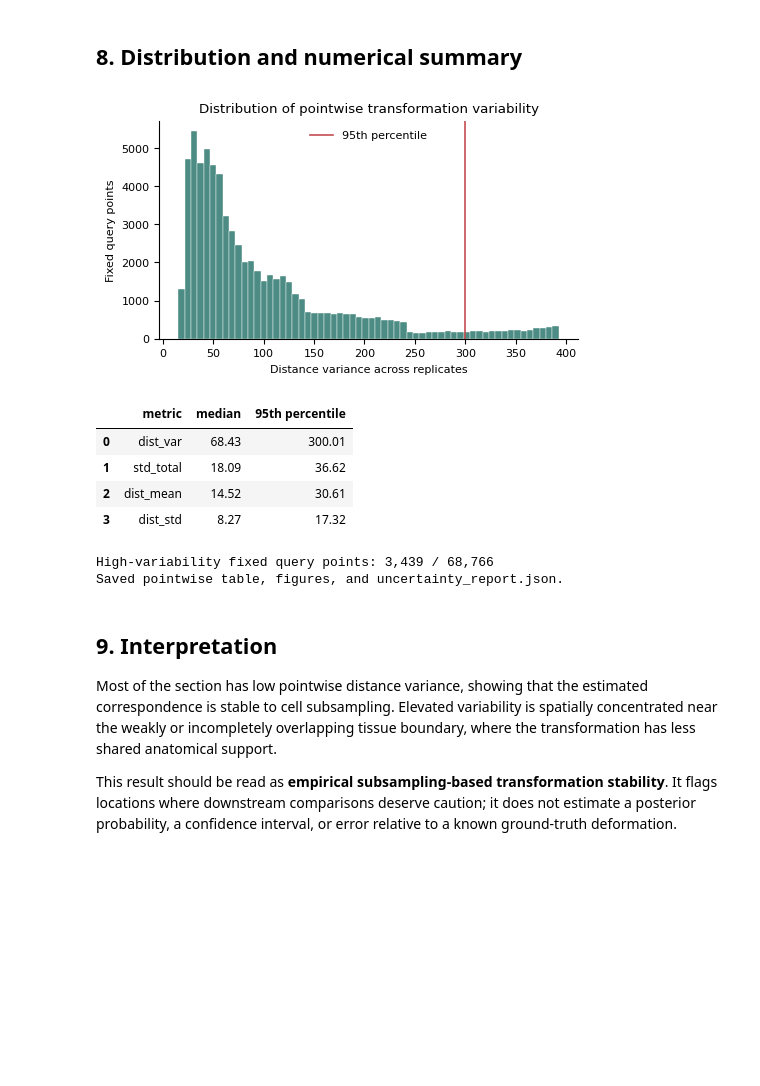
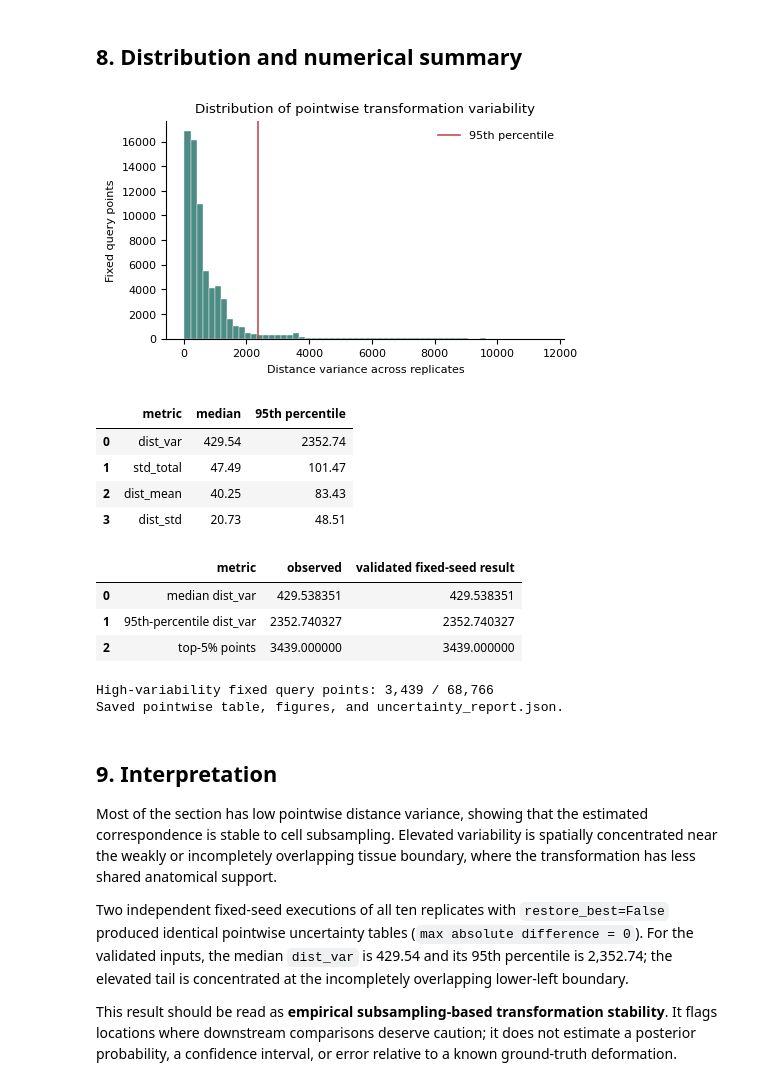
Before and after one commit to dsong-lab/spAlignDE, a Jupyter notebook: docs/source/source_notebooks/cross_sample_uncertainty_report.ipynb, the cells around one changed output. Cells and saved outputs as stored; diff of their text form; code cells hidden in the pictures; blank space fills up the shorter version.

Commit message:
Refresh fixed-seed tutorial outputs and uncertainty report

```diff
--- a/docs/source/source_notebooks/cross_sample_uncertainty_report.ipynb
+++ b/docs/source/source_notebooks/cross_sample_uncertainty_report.ipynb
@@ -159,6 +163,7 @@ optim_cfg = {
     "grad_clip_m0": None,
     "lrM_decay": 1.0,
     "lrM_min": 2e3,
+    "restore_best": False,
 }
 
 aligned_by_repeat, run_summary = uq.run_or_load_alignments(
@@ -176,6 +181,7 @@ display(
         ["repeat", "status", "n_source_points", "n_target_points", "prealign_method", "finalE", "elapsed_sec"]
     ]
 )
+print("Checkpoint policy: final optimizer iterate (restore_best=False)")
 # %% [output]
 === Running LDDMM repeat 01 ===
 
@@ -302,39 +309,56 @@ plt.show()
 # %%
 fig, p95_dist_var = uq.plot_uncertainty_distribution(
     point_var_df,
     value_col="dist_var",
     high_percentile=95.0,
 )
 fig.savefig(FIG_DIR / "merfish_S2R3_to_S2R2_dist_var_distribution.svg", bbox_inches="tight")
 fig.savefig(FIG_DIR / "merfish_S2R3_to_S2R2_dist_var_distribution.png", dpi=300, bbox_inches="tight")
 plt.show()
 
 summary_table = pd.DataFrame(
     {
         "metric": ["dist_var", "std_total", "dist_mean", "dist_std"],
         "median": [point_var_df[c].median() for c in ["dist_var", "std_total", "dist_mean", "dist_std"]],
         "95th percentile": [
             point_var_df[c].quantile(0.95) for c in ["dist_var", "std_total", "dist_mean", "dist_std"]
         ],
     }
 )
 display(summary_table.round(2))
 
+validated_summary = pd.DataFrame(
+    {
+        "metric": ["median dist_var", "95th-percentile dist_var", "top-5% points"],
+        "observed": [
+            point_var_df["dist_var"].median(),
+            point_var_df["dist_var"].quantile(0.95),
+            int((point_var_df["dist_var"] >= p95_dist_var).sum()),
+        ],
+        "validated fixed-seed result": [429.538350756525, 2352.74032676407, 3439],
+    }
+)
+display(validated_summary)
+
 report_path = uq.write_brief_report(
     output_dir=OUTPUT_DIR,
     summary=run_summary,
     uncertainty_df=point_var_df,
     high_percentile=95.0,
 )
 print(f"High-variability fixed query points: {(point_var_df['dist_var'] >= p95_dist_var).sum():,} / {len(point_var_df):,}")
 print("Saved pointwise table, figures, and uncertainty_report.json.")
 # %% [output]
-[figure, old version]
+[figure, new version]
 |  | metric | median | 95th percentile |
-| 0 | dist_var | 68.43 | 300.01 |
-| 1 | std_total | 18.09 | 36.62 |
-| 2 | dist_mean | 14.52 | 30.61 |
-| 3 | dist_std | 8.27 | 17.32 |
+| 0 | dist_var | 429.54 | 2352.74 |
+| 1 | std_total | 47.49 | 101.47 |
+| 2 | dist_mean | 40.25 | 83.43 |
+| 3 | dist_std | 20.73 | 48.51 |
+|  | metric | observed | validated fixed-seed result |
+| 0 | median dist_var | 429.538351 | 429.538351 |
+| 1 | 95th-percentile dist_var | 2352.740327 | 2352.740327 |
+| 2 | top-5% points | 3439.000000 | 3439.000000 |
 High-variability fixed query points: 3,439 / 68,766
 Saved pointwise table, figures, and uncertainty_report.json.
 # %% [markdown]
@@ -345,6 +369,12 @@ estimated correspondence is stable to cell subsampling. Elevated variability
 is spatially concentrated near the weakly or incompletely overlapping tissue
 boundary, where the transformation has less shared anatomical support.
 
+Two independent fixed-seed executions of all ten replicates with
+`restore_best=False` produced identical pointwise uncertainty tables
+(`max absolute difference = 0`). For the validated inputs, the median
+`dist_var` is 429.54 and its 95th percentile is 2,352.74; the elevated tail is
+concentrated at the incompletely overlapping lower-left boundary.
+
 This result should be read as **empirical subsampling-based transformation
 stability**. It flags locations where downstream comparisons deserve caution;
 it does not estimate a posterior probability, a confidence interval, or error
```
Also changed, not shown: parts of 9 cells of this notebook, 13 other files.
